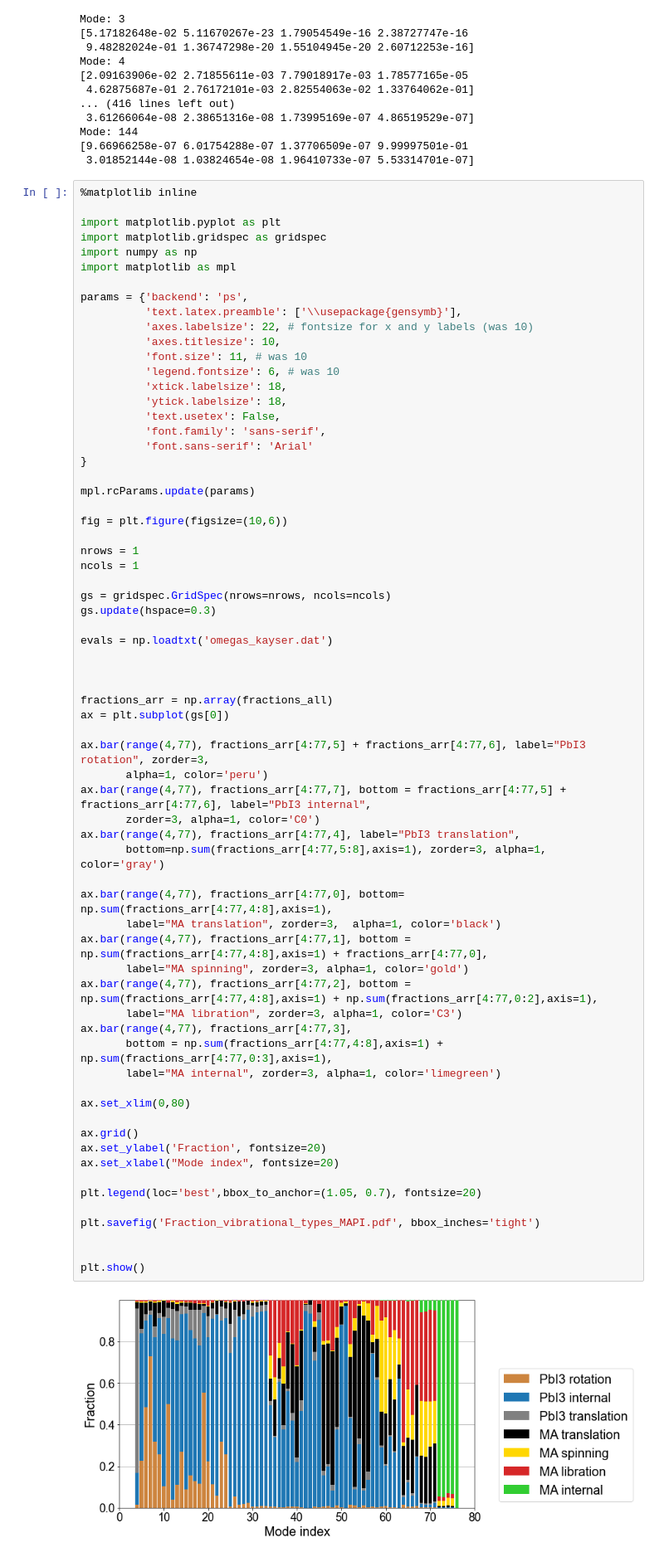
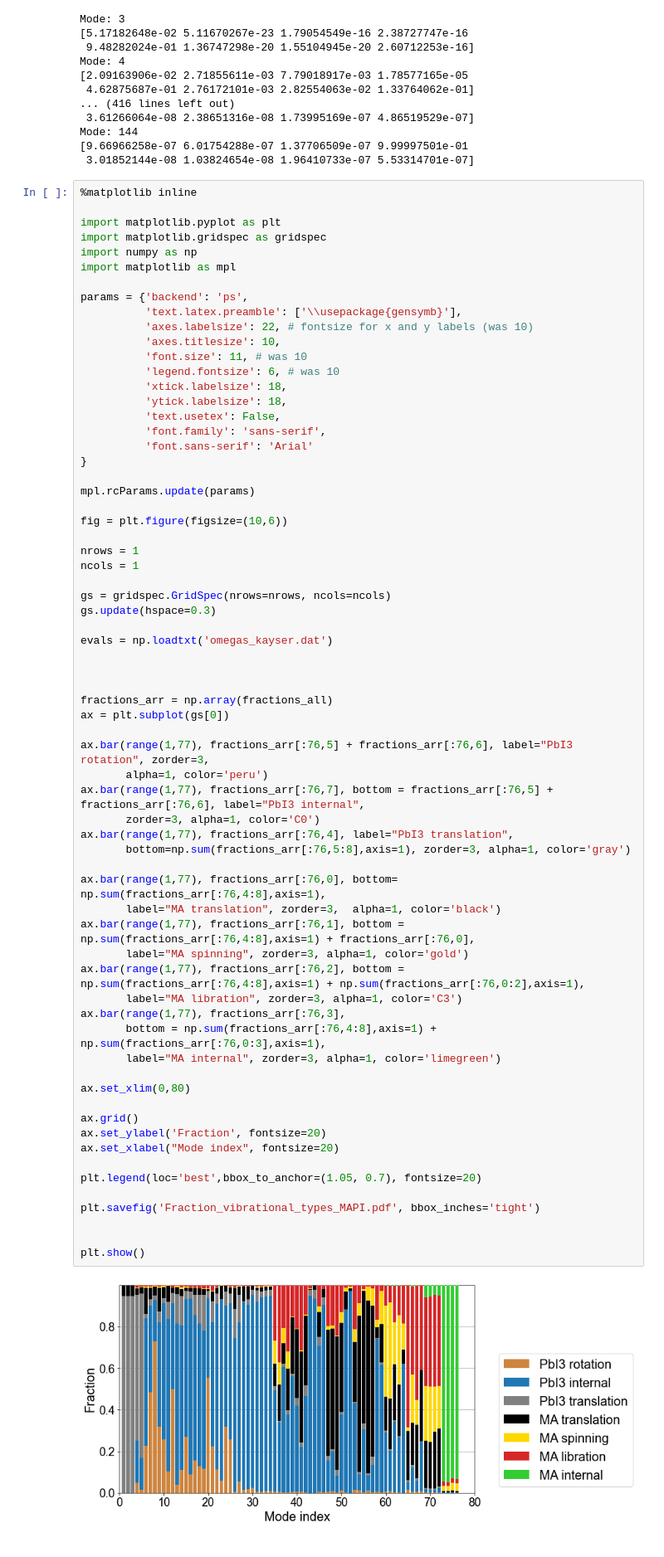
Before and after one commit to ttadano/jupyter_notebooks, a Jupyter notebook: identify_mode_character_MAPI.ipynb, the cells around one changed output. Shown at 83% size. Drawn from its saved outputs; the diff is of its cells as text.

Commit message:
Fix incorrect ranges used for plot

```diff
--- a/identify_mode_character_MAPI.ipynb
+++ b/identify_mode_character_MAPI.ipynb
@@ -609,40 +609,40 @@ gs = gridspec.GridSpec(nrows=nrows, ncols=ncols)
 gs.update(hspace=0.3)
 
 evals = np.loadtxt('omegas_kayser.dat')
 
 
 
 fractions_arr = np.array(fractions_all)
 ax = plt.subplot(gs[0])
 
-ax.bar(range(4,77), fractions_arr[4:77,5] + fractions_arr[4:77,6], label="PbI3 rotation", zorder=3,
+ax.bar(range(1,77), fractions_arr[:76,5] + fractions_arr[:76,6], label="PbI3 rotation", zorder=3,
        alpha=1, color='peru')
-ax.bar(range(4,77), fractions_arr[4:77,7], bottom = fractions_arr[4:77,5] + fractions_arr[4:77,6], label="PbI3 internal",
+ax.bar(range(1,77), fractions_arr[:76,7], bottom = fractions_arr[:76,5] + fractions_arr[:76,6], label="PbI3 internal",
        zorder=3, alpha=1, color='C0')
-ax.bar(range(4,77), fractions_arr[4:77,4], label="PbI3 translation",
-       bottom=np.sum(fractions_arr[4:77,5:8],axis=1), zorder=3, alpha=1, color='gray')
+ax.bar(range(1,77), fractions_arr[:76,4], label="PbI3 translation",
+       bottom=np.sum(fractions_arr[:76,5:8],axis=1), zorder=3, alpha=1, color='gray')
 
-ax.bar(range(4,77), fractions_arr[4:77,0], bottom= np.sum(fractions_arr[4:77,4:8],axis=1),
+ax.bar(range(1,77), fractions_arr[:76,0], bottom= np.sum(fractions_arr[:76,4:8],axis=1),
        label="MA translation", zorder=3,  alpha=1, color='black')
-ax.bar(range(4,77), fractions_arr[4:77,1], bottom = np.sum(fractions_arr[4:77,4:8],axis=1) + fractions_arr[4:77,0],
+ax.bar(range(1,77), fractions_arr[:76,1], bottom = np.sum(fractions_arr[:76,4:8],axis=1) + fractions_arr[:76,0],
        label="MA spinning", zorder=3, alpha=1, color='gold')
-ax.bar(range(4,77), fractions_arr[4:77,2], bottom = np.sum(fractions_arr[4:77,4:8],axis=1) + np.sum(fractions_arr[4:77,0:2],axis=1),
+ax.bar(range(1,77), fractions_arr[:76,2], bottom = np.sum(fractions_arr[:76,4:8],axis=1) + np.sum(fractions_arr[:76,0:2],axis=1),
        label="MA libration", zorder=3, alpha=1, color='C3')
-ax.bar(range(4,77), fractions_arr[4:77,3],
-       bottom = np.sum(fractions_arr[4:77,4:8],axis=1) + np.sum(fractions_arr[4:77,0:3],axis=1),
+ax.bar(range(1,77), fractions_arr[:76,3],
+       bottom = np.sum(fractions_arr[:76,4:8],axis=1) + np.sum(fractions_arr[:76,0:3],axis=1),
        label="MA internal", zorder=3, alpha=1, color='limegreen')
 
 ax.set_xlim(0,80)
 
 ax.grid()
 ax.set_ylabel('Fraction', fontsize=20)
 ax.set_xlabel("Mode index", fontsize=20)
 
 plt.legend(loc='best',bbox_to_anchor=(1.05, 0.7), fontsize=20)
 
 plt.savefig('Fraction_vibrational_types_MAPI.pdf', bbox_inches='tight')
 
 
 plt.show()
 # %% [output]
-[figure, old version]
+[figure, new version]
```
